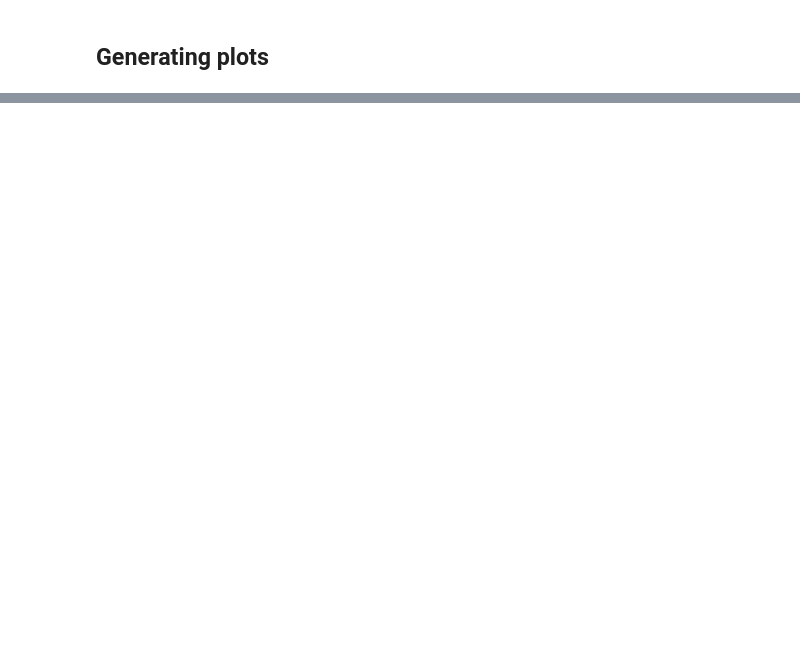
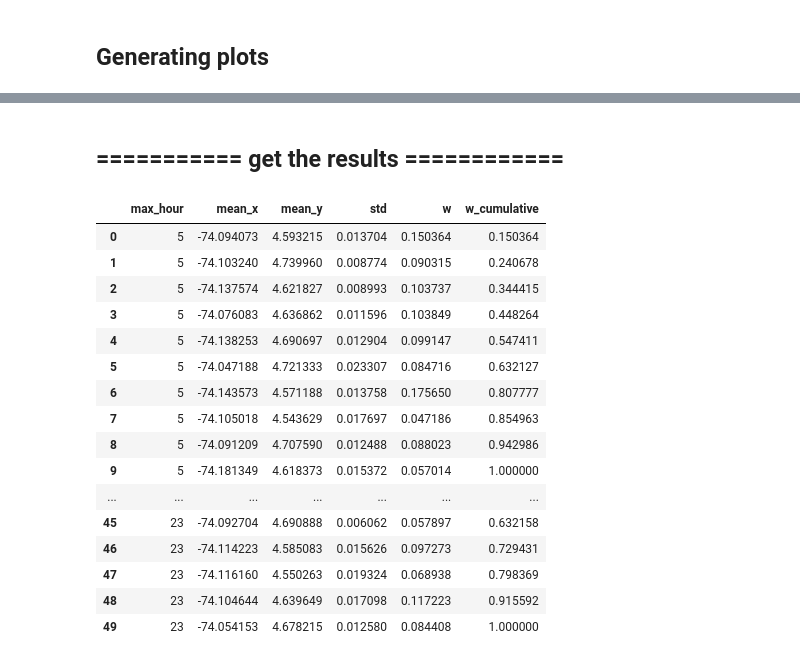
Before and after one commit to NotAnyMike/uber, a Jupyter notebook: modules/distributions/Gaussian Mixture based on Time separation.ipynb, the cells around one changed output, grey strips where cells are left out. Saved outputs shown, nothing was run; the diff lists cells and outputs as text; code cells hidden in the pictures; blank space fills up the shorter version.

```diff
--- a/modules/distributions/Gaussian Mixture based on Time separation.ipynb
+++ b/modules/distributions/Gaussian Mixture based on Time separation.ipynb
@@ -7,4 +3 @@ Just add the max floor value of each time zone, it must end with 23, e.g. [1,4,2
-# %%
-time_zones = [5,9,14,19,23]
-n = 20
 # %% [markdown]
@@ -140,0 +148,23 @@ ax3.set_title("sample from gaussian mixture's attributes", fontsize=20)
+# %% [markdown]
+## =========== get the results ============
+# %%
+to_csv = generate_gm(n, df, time_zones, inicio)
+to_csv
+# %% [output]
+|  | max_hour | mean_x | mean_y | std | w | w_cumulative |
+| 0 | 5 | -74.094073 | 4.593215 | 0.013704 | 0.150364 | 0.150364 |
+| 1 | 5 | -74.103240 | 4.739960 | 0.008774 | 0.090315 | 0.240678 |
+| 2 | 5 | -74.137574 | 4.621827 | 0.008993 | 0.103737 | 0.344415 |
+| 3 | 5 | -74.076083 | 4.636862 | 0.011596 | 0.103849 | 0.448264 |
+| 4 | 5 | -74.138253 | 4.690697 | 0.012904 | 0.099147 | 0.547411 |
+| 5 | 5 | -74.047188 | 4.721333 | 0.023307 | 0.084716 | 0.632127 |
+| 6 | 5 | -74.143573 | 4.571188 | 0.013758 | 0.175650 | 0.807777 |
+| 7 | 5 | -74.105018 | 4.543629 | 0.017697 | 0.047186 | 0.854963 |
+| 8 | 5 | -74.091209 | 4.707590 | 0.012488 | 0.088023 | 0.942986 |
+| 9 | 5 | -74.181349 | 4.618373 | 0.015372 | 0.057014 | 1.000000 |
+| ... | ... | ... | ... | ... | ... | ... |
+| 45 | 23 | -74.092704 | 4.690888 | 0.006062 | 0.057897 | 0.632158 |
+| 46 | 23 | -74.114223 | 4.585083 | 0.015626 | 0.097273 | 0.729431 |
+| 47 | 23 | -74.116160 | 4.550263 | 0.019324 | 0.068938 | 0.798369 |
+| 48 | 23 | -74.104644 | 4.639649 | 0.017098 | 0.117223 | 0.915592 |
+| 49 | 23 | -74.054153 | 4.678215 | 0.012580 | 0.084408 | 1.000000 |
```
Also changed, not shown: parts of 13 cells of this notebook, 1 other file.
